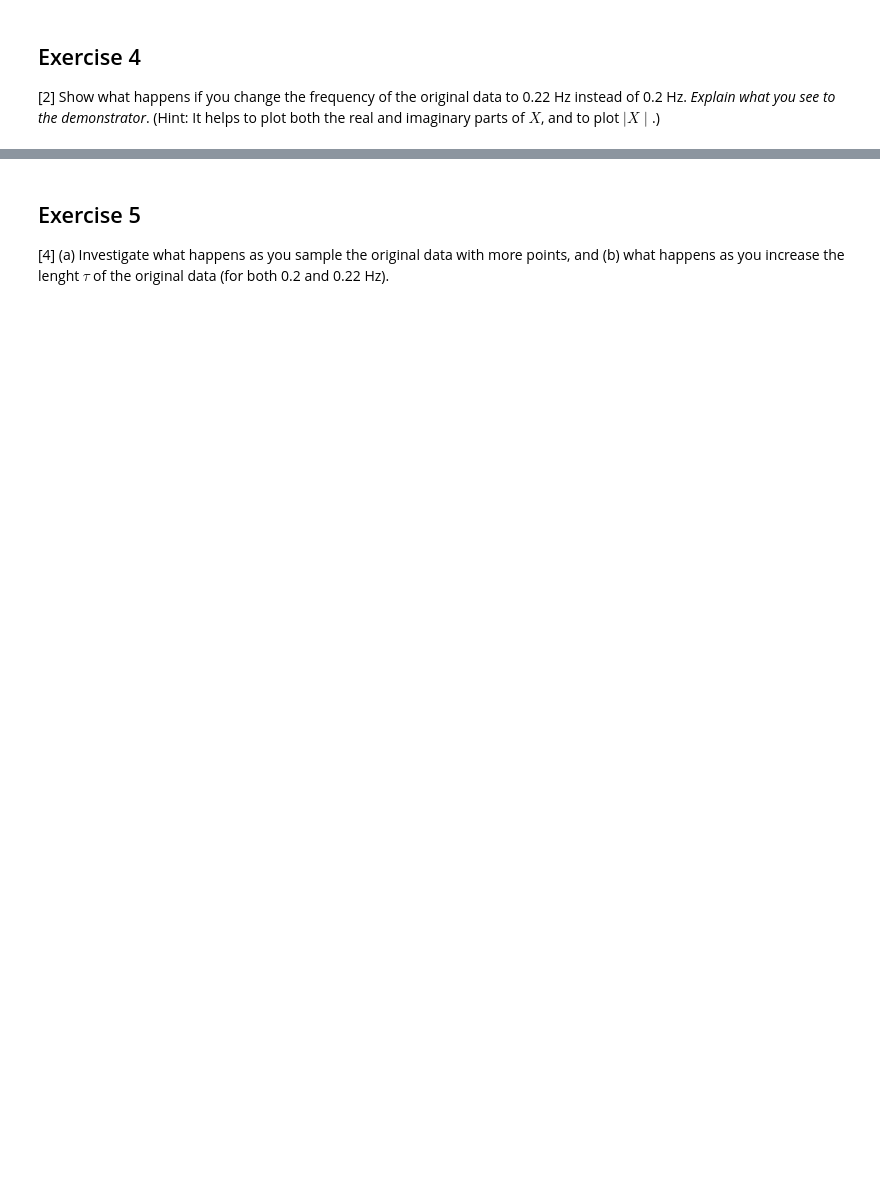
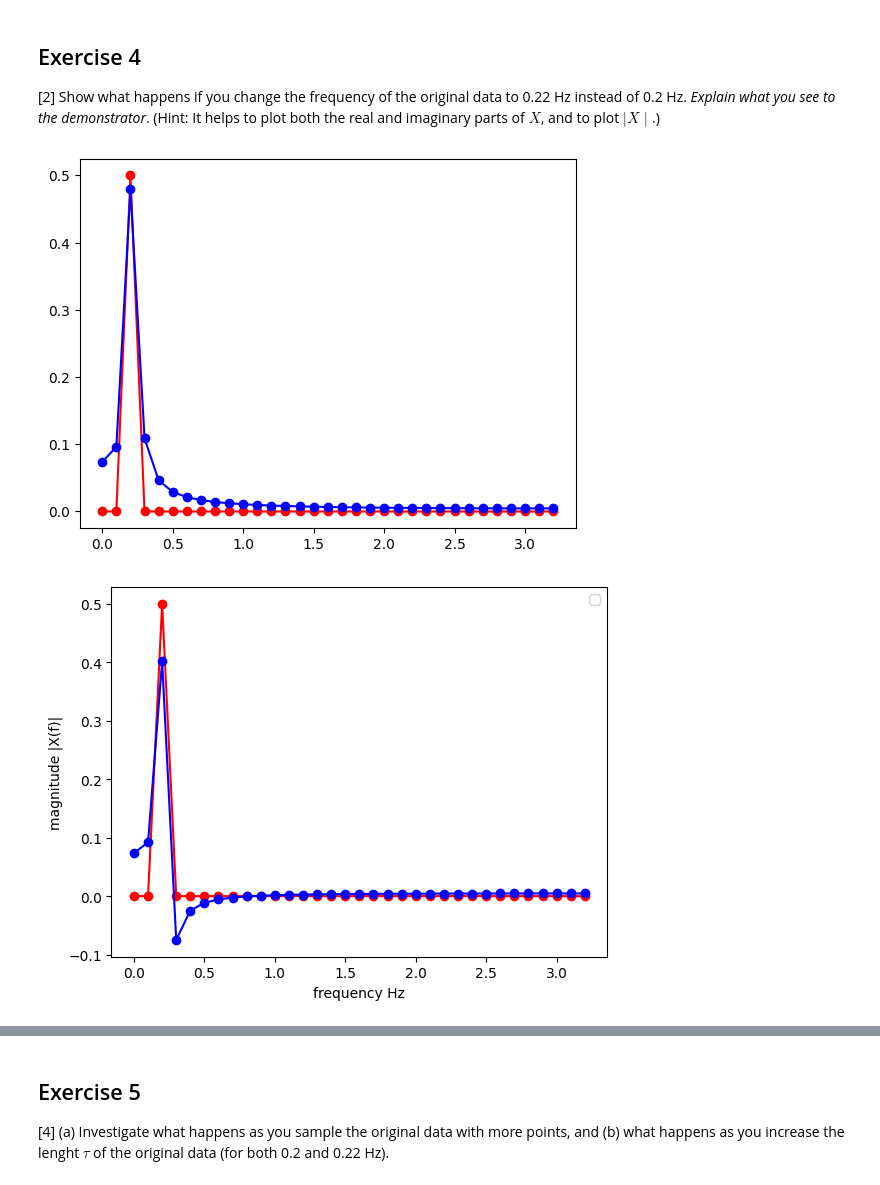
Before and after one commit to PX2145-2025/week-10-b-Anest-Cunliffe, a Jupyter notebook: FFT.ipynb, the cells around one changed output, grey strips where cells are left out. Drawn from its saved outputs; the diff is of its cells as text; code cells hidden in the pictures; blank space fills up the shorter version.

```diff
--- a/FFT.ipynb
+++ b/FFT.ipynb
@@ -364,3 +367,22 @@ ValueError: x and y must have same first dimension, but have shapes (1,) and (33
 ## Exercise 4
 [2] Show what happens if you change the frequency of the original data to 0.22 Hz instead of 0.2 Hz. _Explain what you see to the demonstrator_.
 (Hint: It helps to plot both the real and imaginary parts of $X$, and to plot $\mid X \mid$.)
+# %%
+f_new=0.22
+x_new=np.cos(2*np.pi*f_new*t)
+f_mag_new, x_mag_new= Spectrum1(x_new, Fs)
+plt.figure()
+plt.plot(f_mag, abs(x_mag), '-ro', label='f0=0.2Hz')
+plt.plot(f_mag_new, abs(x_mag_new), '-ro', label='f0=0.22hZ', color='blue')
+plt.show()
+plt.legend()
+plt.xlabel('frequency Hz')
+plt.ylabel('magnitude |X(f)|')
+#0.22Hz has lower magnitude than 0.2Hz and experiences a dip below 0
+
+plt.plot(f_mag, x_mag.real, '-ro', label='f0=0.2Hz')
+plt.plot(f_mag_new, x_mag_new.real, '-ro', label='f0=0.22hZ', color='blue')
+plt.show()
+# %% [output]
+[figure, added]
+[figure, added]
```
Also changed, not shown: parts of 11 cells of this notebook.
